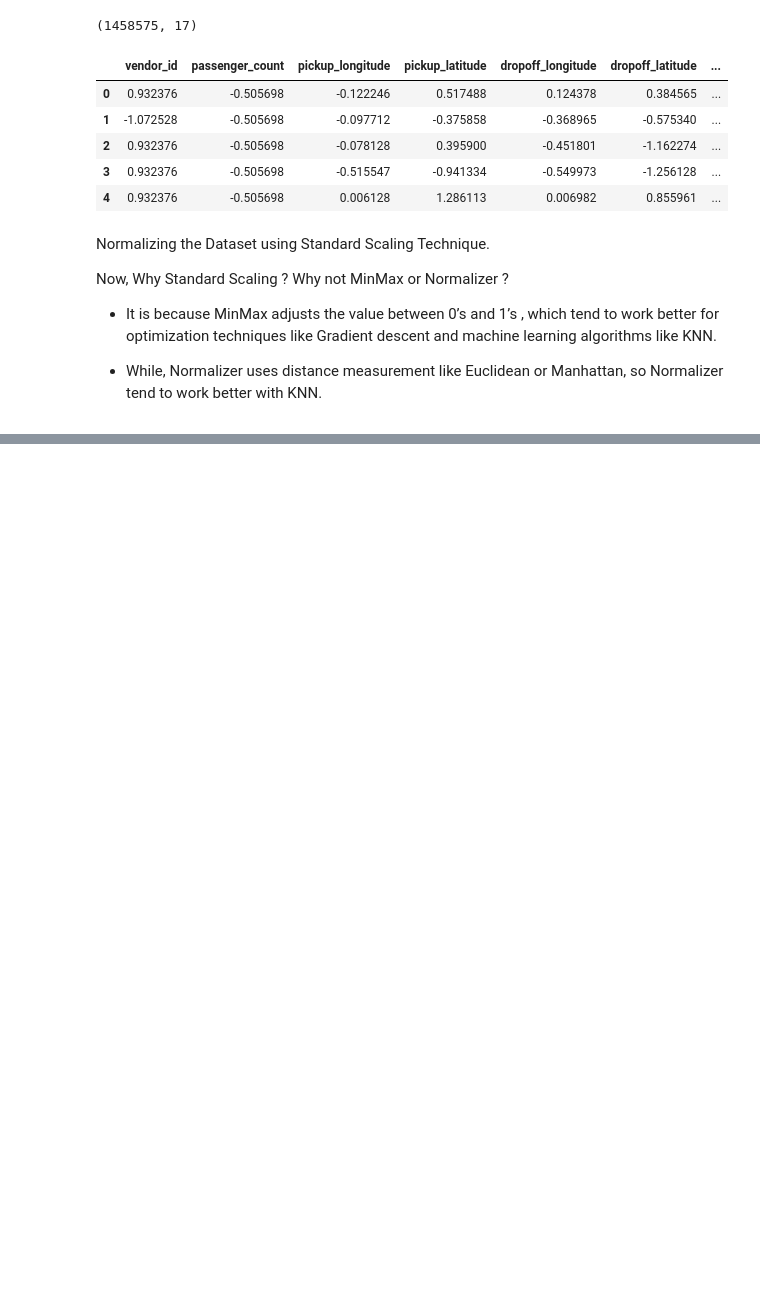
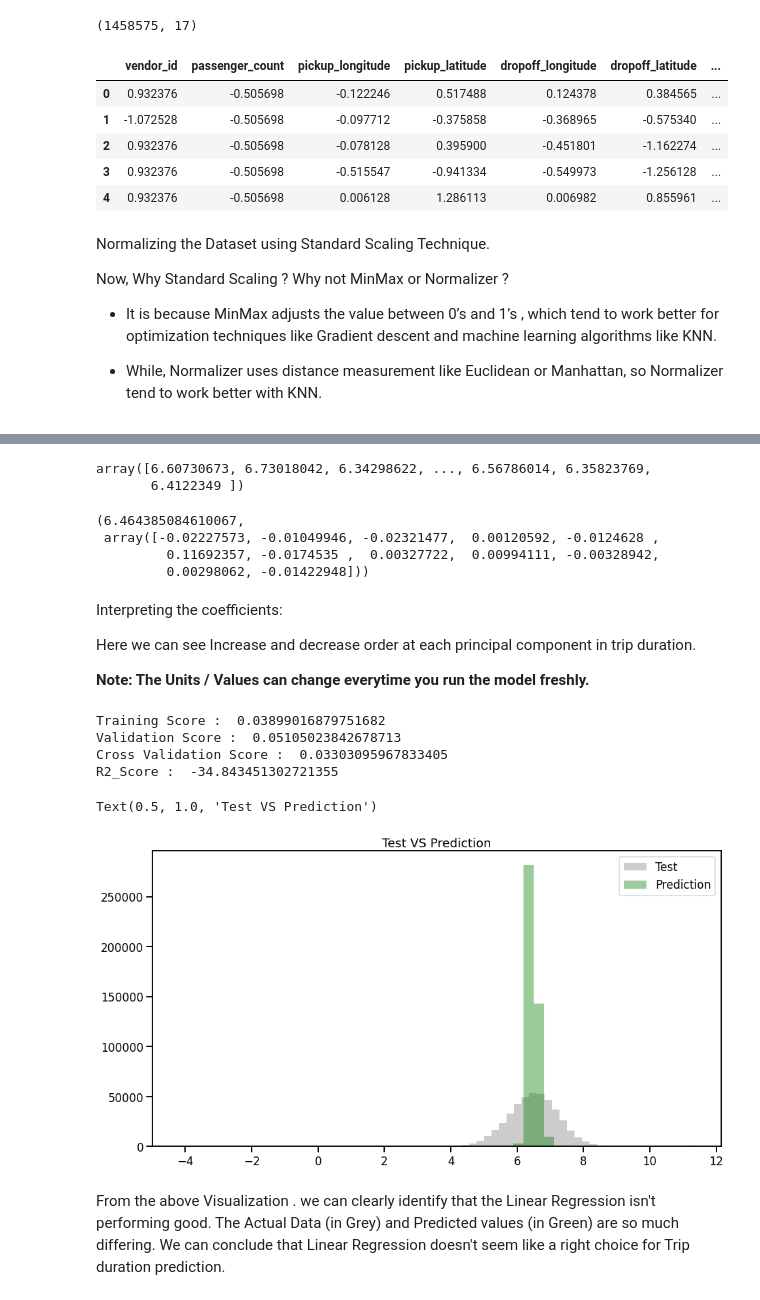
Before and after one commit to deepika1905/NYC-Taxi-Trip-Time-Prediction, a Jupyter notebook: Deepika_Yadav_NYC_Taxi_Trip_Time_Prediction_Capstone_Project.ipynb, the cells around one changed output, grey strips where cells are left out. Drawn from its saved outputs; the diff is of its cells as text; code cells hidden in the pictures; blank space fills up the shorter version.

```diff
--- a/Deepika_Yadav_NYC_Taxi_Trip_Time_Prediction_Capstone_Project.ipynb
+++ b/Deepika_Yadav_NYC_Taxi_Trip_Time_Prediction_Capstone_Project.ipynb
@@ -743,0 +828,5 @@ Now, Why Standard Scaling ? Why not MinMax or Normalizer ?
+# %%
+#Passing in Transformed values as Predcitors
+
+X = transform
+y = np.log(nyc_taxi_df['trip_duration']).values
@@ -743,0 +835,8 @@ Now, Why Standard Scaling ? Why not MinMax or Normalizer ?
+# %%
+#importing train test split & some important metrics
+
+from sklearn.model_selection import train_test_split, GridSearchCV, cross_val_score
+from sklearn.metrics import r2_score, mean_squared_log_error , mean_squared_error
+
+X_train, X_test, y_train, y_test = train_test_split(X, y, test_size=0.30, random_state=10)
+X_train.shape, X_test.shape, y_train.shape, y_test.shape
@@ -743,0 +855,60 @@ Now, Why Standard Scaling ? Why not MinMax or Normalizer ?
+# %%
+#implementing Linear regression
+
+from sklearn.linear_model import LinearRegression
+
+est_lr = LinearRegression()
+est_lr.fit(X_train, y_train)
+lr_pred = est_lr.predict(X_test)
+lr_pred
+# %% [output]
+array([6.60730673, 6.73018042, 6.34298622, ..., 6.56786014, 6.35823769,
+       6.4122349 ])
+# %%
+#coeficients & intercept
+
+est_lr.intercept_, est_lr.coef_
+# %% [output]
+(6.464385084610067,
+ array([-0.02227573, -0.01049946, -0.02321477,  0.00120592, -0.0124628 ,
+         0.11692357, -0.0174535 ,  0.00327722,  0.00994111, -0.00328942,
+         0.00298062, -0.01422948]))
+# %% [markdown]
+Interpreting the coefficients:
+
+Here we can see Increase and decrease order at each principal component in trip duration.
+
+**Note: The Units / Values can change everytime you run the model freshly.**
+# %%
+#examining scores
+
+print ("Training Score : " , est_lr.score(X_train, y_train))
+
+print ("Validation Score : ", est_lr.score(X_test, y_test))
+
+print ("Cross Validation Score : " , cross_val_score(est_lr, X_train, y_train, cv=5).mean())
+
+print ("R2_Score : ", r2_score(lr_pred, y_test))
+
+#print ("RMSLE : ", np.sqrt(mean_squared_log_error(lr_pred, y_test)))
+# %% [output]
+Training Score :  0.03899016879751682
+Validation Score :  0.05105023842678713
+Cross Validation Score :  0.03303095967833405
+R2_Score :  -34.843451302721355
+# %%
+#prediction vs real data
+
+plt.figure(figsize=(15,8))
+plt.subplot(1,1,1)
+sns.distplot(y_test, kde=False, color="grey", label="Test")
+
+plt.subplot(1,1,1)
+sns.distplot(lr_pred, kde=False, color="green", label="Prediction")
+plt.legend()
+plt.title("Test VS Prediction")
+# %% [output]
+Text(0.5, 1.0, 'Test VS Prediction')
+[figure, added]
+# %% [markdown]
+From the above Visualization . we can clearly identify that the Linear Regression isn't performing good. The Actual Data (in Grey) and Predicted values (in Green) are so much differing. We can conclude that Linear Regression doesn't seem like a right choice for Trip duration prediction.
```
Also changed, not shown: parts of 20 cells of this notebook.
